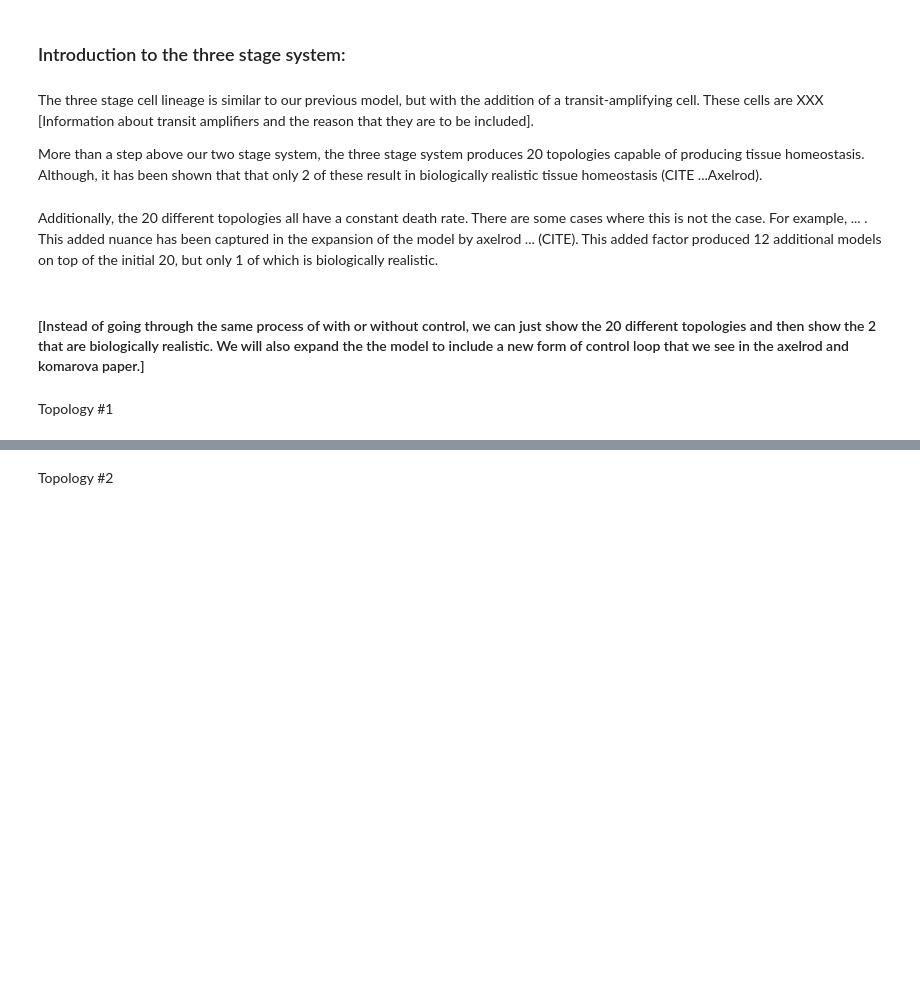
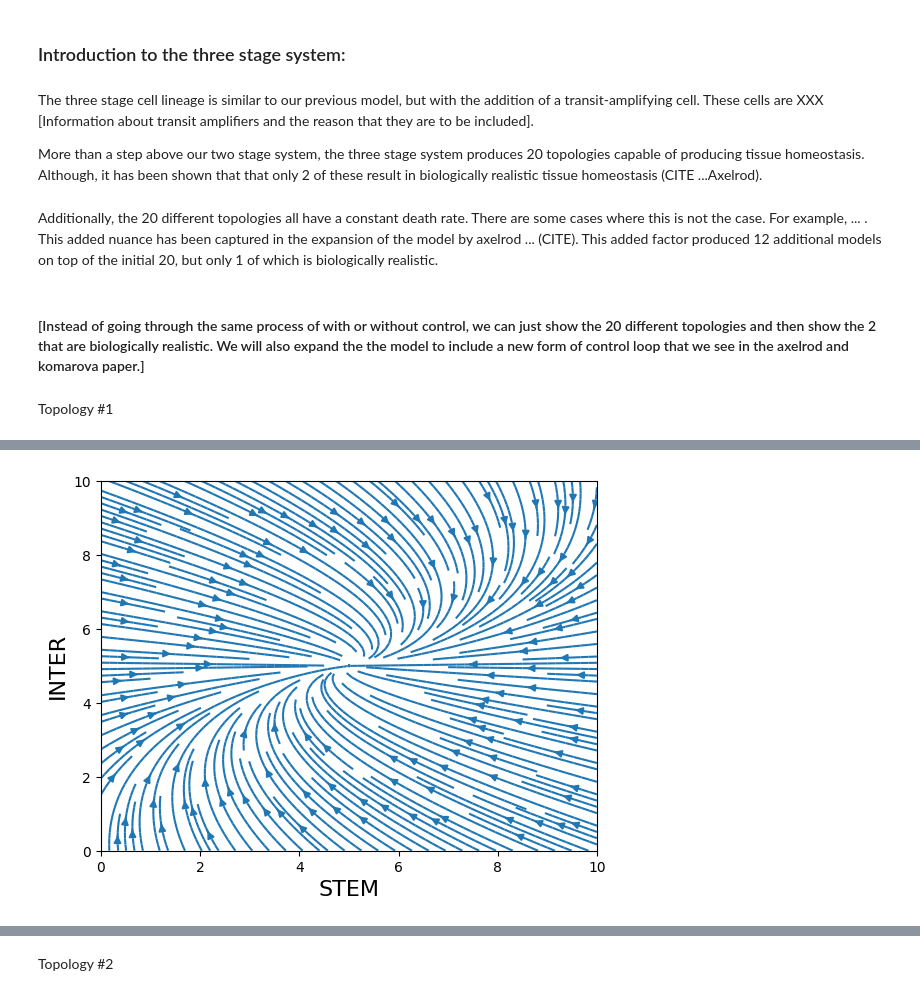
Before and after one commit to JulianoGianlupi/tellurium-nanohub-base, a Jupyter notebook: Nanohub_project.ipynb, the cells around one changed output, grey strips where cells are left out. Saved outputs shown, nothing was run; the diff lists cells and outputs as text; code cells hidden in the pictures; blank space fills up the shorter version.

```diff
--- a/Nanohub_project.ipynb
+++ b/Nanohub_project.ipynb
@@ -269,0 +303,79 @@ r.plot()
+# %%
+#VECTOR PLOTS FOR THE ABOVE SYSTEM
+
+import numpy as np, matplotlib.pyplot as plt
+import tellurium as te
+
+r = te.loada('''
+
+    # Initialized Populations
+    STEM = 1;
+    INTER = 0;
+    DIFF = 0;
+
+    # Parameters
+    LS = 0.5; PS = 0.5;LI = 0.5;PI = 0.5;D = 0.1;
+
+    # DIVISION RATE OF STEM CELLS
+    LS = 0.5;
+
+    # Rate of Division of Stem Cells
+    ES_2S: STEM -> 2STEM; LS * STEM * (1-(STEM/5));
+
+    # Rate of Differentiation of Stem Cells
+    ES_I:  STEM -> INTER; 0.5 * 2 * 0.5 * STEM * (1-(INTER/5));
+
+    # Rate of Division of Intermediate Cells
+    EI_2I: INTER -> 2INTER; 0.5 * STEM * (1-(DIFF/5));
+
+    # Rate of Differentiation of Intermediate Cells
+    ES_D:  INTER -> DIFF; 0.5 * 2 * 0.5 * STEM * (1);
+
+    # Rate of Death of Differentiated Cells
+    ED_D: DIFF -> ; 0.1 * DIFF * (1);
+
+     ''')
+
+
+Y, X = np.mgrid[0:10:200j, 0:10:200j]
+U, V = np.mgrid[0:10:200j, 0:10:200j]
+
+for idx in range (200):
+    for idy in range (200):
+        r.STEM = X[idx,idy];  r.INTER = Y[idx,idy]
+        U[idx,idy] = r["STEM'"]
+        V[idx,idy] = r["INTER'"]
+
+plt.subplots(1,2)
+plt.subplot(111)
+plt.xlabel('STEM', fontsize='16')
+plt.ylabel('INTER', fontsize='16')
+plt.streamplot(X, Y, U, V, density=[2, 2])
+plt.show()
+
+for idx in range (200):
+    for idy in range (200):
+        r.STEM = X[idx,idy];  r.DIFF = Y[idx,idy]
+        U[idx,idy] = r["STEM'"]
+        V[idx,idy] = r["DIFF'"]
+
+plt.subplots(1,2)
+plt.subplot(111)
+plt.xlabel('STEM', fontsize='16')
+plt.ylabel('DIFF', fontsize='16')
+plt.streamplot(X, Y, U, V, density=[2, 2])
+plt.show()
+
+for idx in range (200):
+    for idy in range (200):
+        r.INTER = X[idx,idy];  r.DIFF = Y[idx,idy]
+        U[idx,idy] = r["INTER'"]
+        V[idx,idy] = r["DIFF'"]
+
+plt.subplots(1,2)
+plt.subplot(111)
+plt.xlabel('INTER', fontsize='16')
+plt.ylabel('DIFF', fontsize='16')
+plt.streamplot(X, Y, U, V, density=[2, 2])
+plt.show()
+# %% [output]
@@ -269,0 +383 @@ r.plot()
+[figure, added]
```
Also changed, not shown: parts of 7 cells of this notebook, 1 other file.
